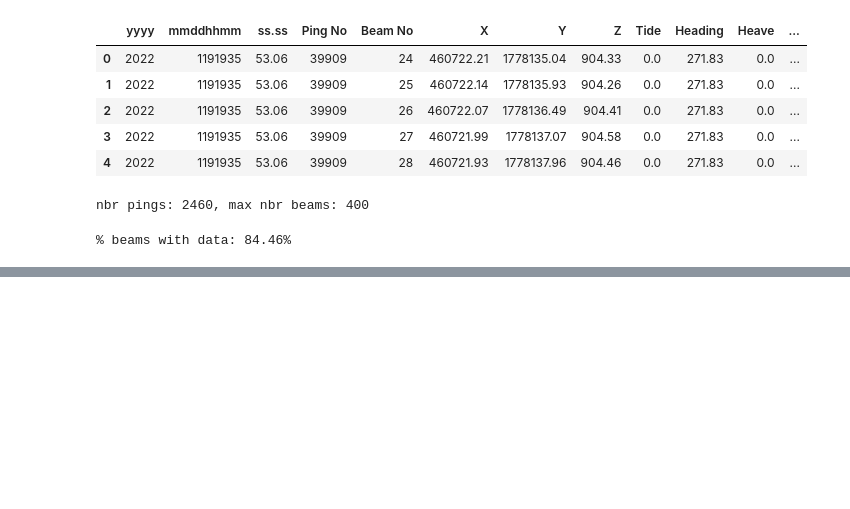
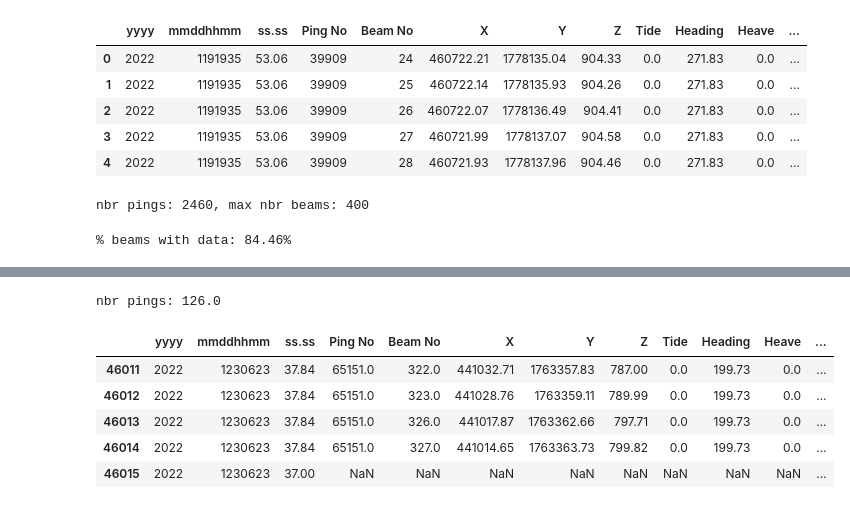
Before and after one commit to luxiya01/mbes-registration-data, a Jupyter notebook: scripts/data-pipeline.ipynb, the cells around one changed output, grey strips where cells are left out. Drawn from its saved outputs; the diff is of its cells as text; code cells hidden in the pictures; blank space fills up the shorter version.

```diff
--- a/scripts/data-pipeline.ipynb
+++ b/scripts/data-pipeline.ipynb
@@ -199,0 +246,16 @@ ping range: 100 - 2000, beam range: 0 - 400
+# %%
+filename = '/home/li/pcl-registration/Datasets/NBP22-mission3-DotsonWest/EM2040-0086-L11S01-20220123-062247.xyz'
+df = pd.read_csv(filename, delimiter='\t', header=0)
+# %%
+#plot_pcl_section(tmp, start_ping=0, end_ping=500, start_beam=0, end_beam=100, capture=True, save_path=f'{filename.split(".")[0]}.png')
+print(f"nbr pings: {df['Ping No'].max() - df['Ping No'].min() + 1}")
+df['Ping No'].max() - df['Ping No'].min()
+df.tail()
+# %% [output]
+nbr pings: 126.0
+|  | yyyy | mmddhhmm | ss.ss | Ping No | Beam No | X | Y | Z | Tide | Heading | Heave | ... |
+| 46011 | 2022 | 1230623 | 37.84 | 65151.0 | 322.0 | 441032.71 | 1763357.83 | 787.00 | 0.0 | 199.73 | 0.0 | ... |
+| 46012 | 2022 | 1230623 | 37.84 | 65151.0 | 323.0 | 441028.76 | 1763359.11 | 789.99 | 0.0 | 199.73 | 0.0 | ... |
+| 46013 | 2022 | 1230623 | 37.84 | 65151.0 | 326.0 | 441017.87 | 1763362.66 | 797.71 | 0.0 | 199.73 | 0.0 | ... |
+| 46014 | 2022 | 1230623 | 37.84 | 65151.0 | 327.0 | 441014.65 | 1763363.73 | 799.82 | 0.0 | 199.73 | 0.0 | ... |
+| 46015 | 2022 | 1230623 | 37.00 | NaN | NaN | NaN | NaN | NaN | NaN | NaN | NaN | ... |
```
Also changed, not shown: parts of 6 cells of this notebook.
